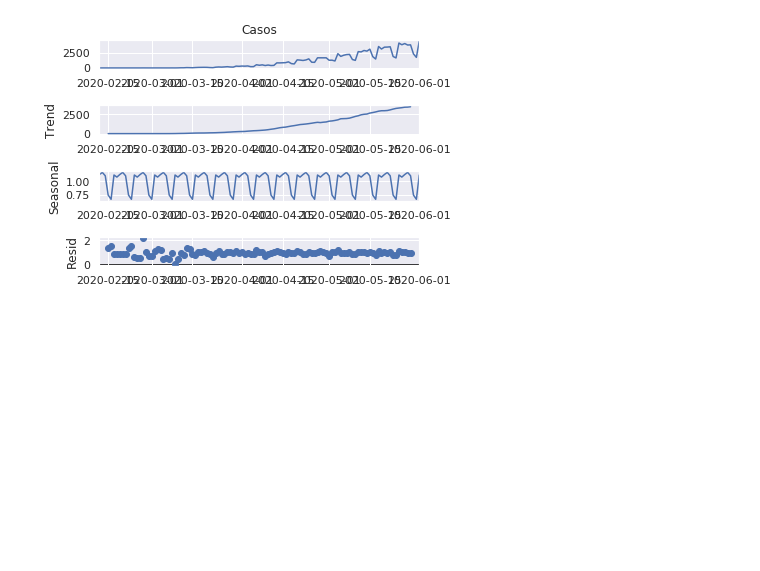
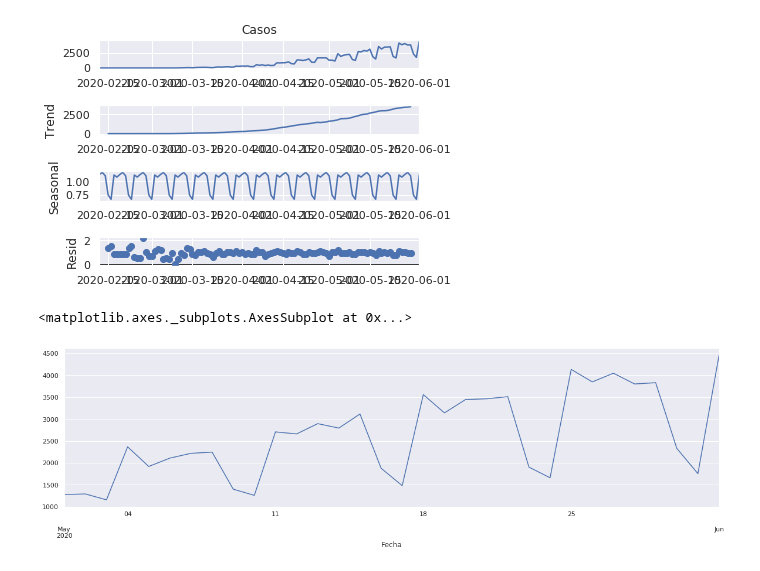
Before and after one commit to artthuro6/Covid-19, a Jupyter notebook: notebooks/General.ipynb, the cells around one changed output. Cells and saved outputs as stored; diff of their text form; code cells hidden in the pictures; blank space fills up the shorter version.

```diff
--- a/notebooks/General.ipynb
+++ b/notebooks/General.ipynb
@@ -427,3 +434,8 @@ dec_multiplicative.plot()
 plt.show()
 # %% [output]
 [figure]
+# %%
+df_positivos["Casos"]["2020-05-01":].plot(figsize=(20,5))
+# %% [output]
+<matplotlib.axes._subplots.AxesSubplot at 0x...>
+[figure, added]
```
Also changed, not shown: parts of 1 cell of this notebook.
